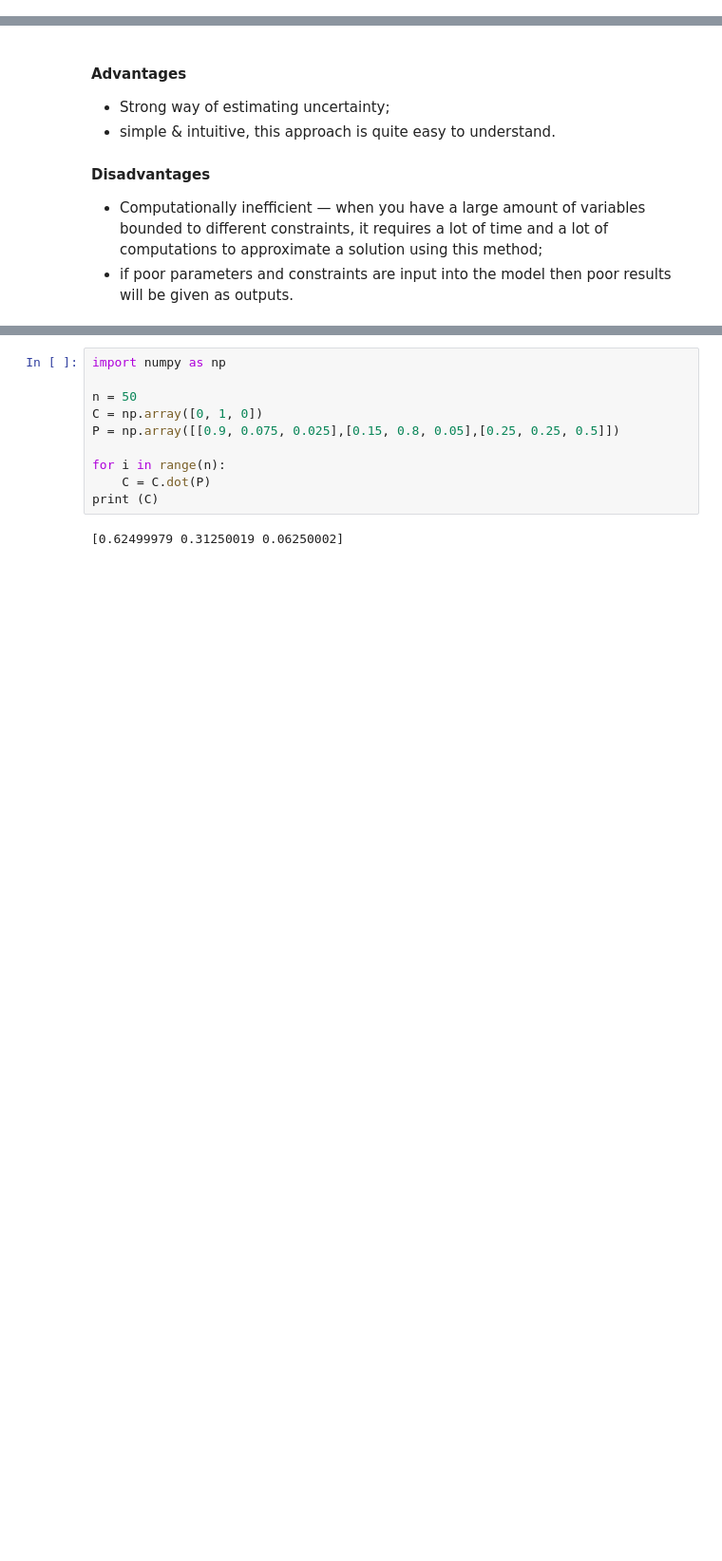
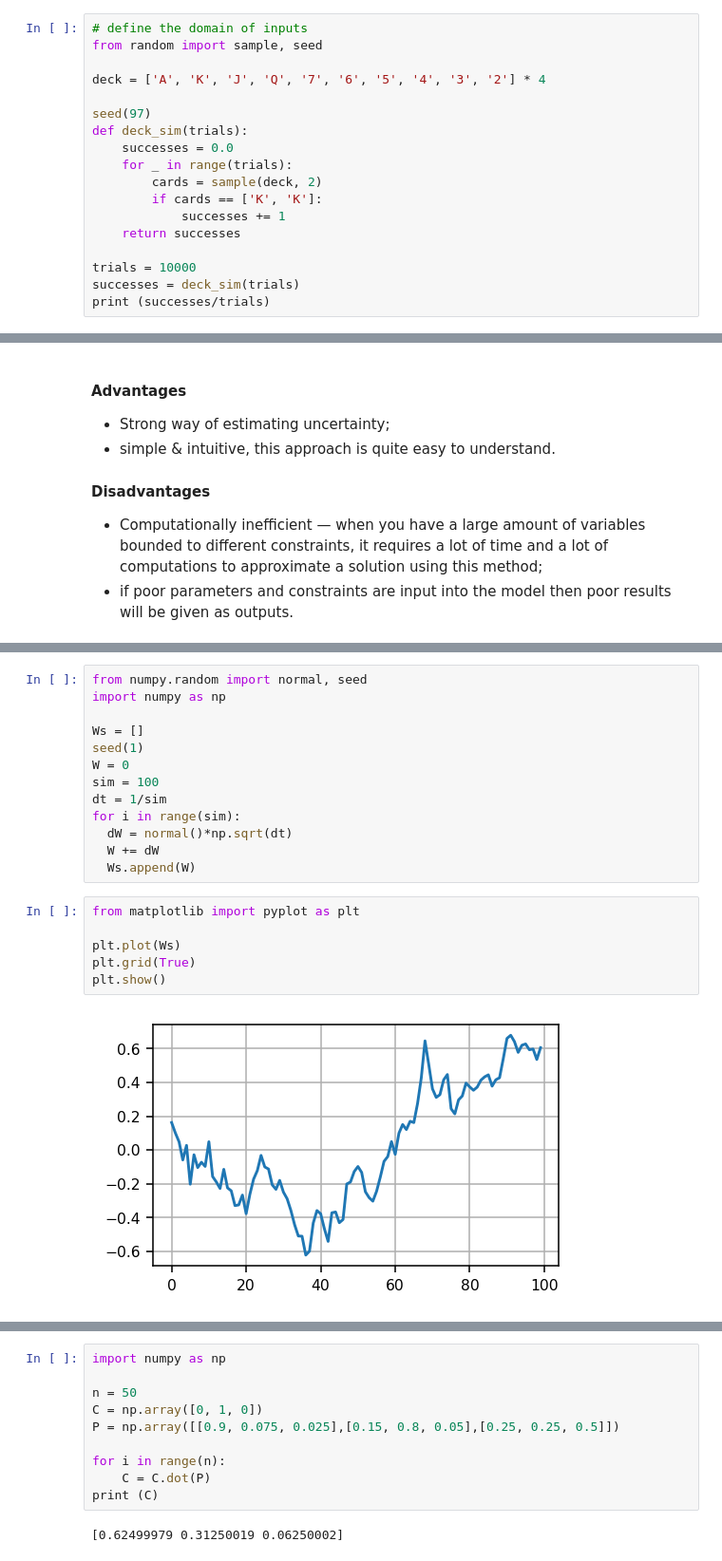
Before and after one commit to matteosan1/finance_course, a Jupyter notebook: lessons_2021/lesson4/lesson4.ipynb, the cells around one changed output, grey strips where cells are left out. Shown at 95% size. Drawn from its saved outputs; the diff is of its cells as text; blank space fills up the shorter version.

```diff
--- a/lessons_2021/lesson4/lesson4.ipynb
+++ b/lessons_2021/lesson4/lesson4.ipynb
@@ -185,0 +242,18 @@ print (in_circle/trials*4)
+# %%
+# define the domain of inputs
+from random import sample, seed
+
+deck = ['A', 'K', 'J', 'Q', '7', '6', '5', '4', '3', '2'] * 4
+
+seed(97)
+def deck_sim(trials):
+    successes = 0.0
+    for _ in range(trials):
+        cards = sample(deck, 2)
+        if cards == ['K', 'K']:
+            successes += 1
+    return successes
+
+trials = 10000
+successes = deck_sim(trials)
+print (successes/trials)
@@ -285,0 +387,21 @@ Since an arithmetic Brownian motion can also take negative values, this type of
+# %%
+from numpy.random import normal, seed
+import numpy as np
+
+Ws = []
+seed(1)
+W = 0
+sim = 100
+dt = 1/sim
+for i in range(sim):
+  dW = normal()*np.sqrt(dt)
+  W += dW
+  Ws.append(W)
+# %%
+from matplotlib import pyplot as plt
+
+plt.plot(Ws)
+plt.grid(True)
+plt.show()
+# %% [output]
+[figure, added]
```
Also changed, not shown: parts of 50 cells of this notebook, 46 other files.
